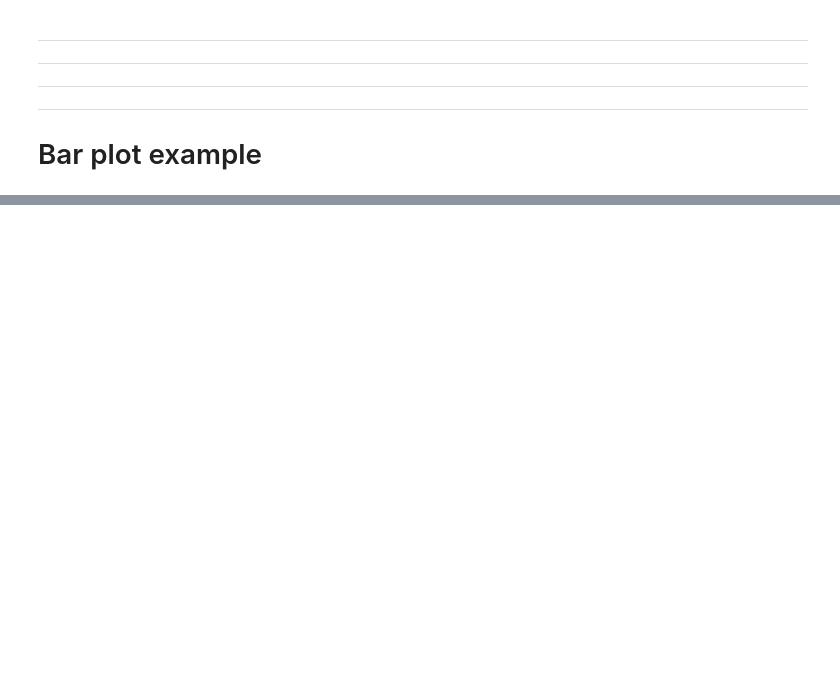
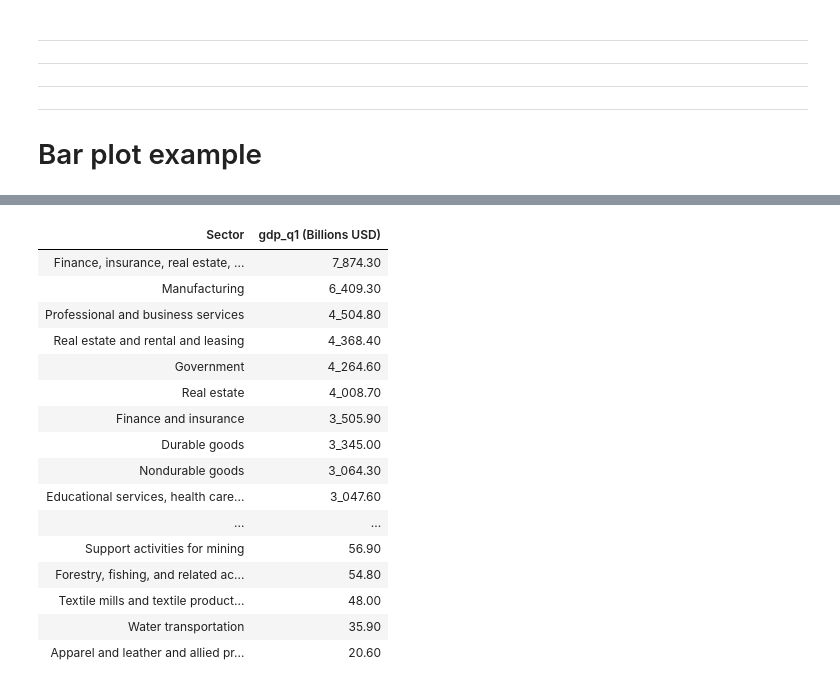
Before and after one commit to kouritron/mkmkdt, a Jupyter notebook: gdp_data/gdp_plot.ipynb, the cells around one changed output, grey strips where cells are left out. Saved outputs shown, nothing was run; the diff lists cells and outputs as text; code cells hidden in the pictures; blank space fills up the shorter version.

```diff
--- a/gdp_data/gdp_plot.ipynb
+++ b/gdp_data/gdp_plot.ipynb
@@ -106,0 +86,20 @@ fig.show()
+# %%
+HTML(pddf.to_html(index=False))
+# %% [output]
+| Sector | gdp_q1 (Billions USD) |
+| Finance, insurance, real estate, ... | 7_874.30 |
+| Manufacturing | 6_409.30 |
+| Professional and business services | 4_504.80 |
+| Real estate and rental and leasing | 4_368.40 |
+| Government | 4_264.60 |
+| Real estate | 4_008.70 |
+| Finance and insurance | 3_505.90 |
+| Durable goods | 3_345.00 |
+| Nondurable goods | 3_064.30 |
+| Educational services, health care... | 3_047.60 |
+| ... | ... |
+| Support activities for mining | 56.90 |
+| Forestry, fishing, and related ac... | 54.80 |
+| Textile mills and textile product... | 48.00 |
+| Water transportation | 35.90 |
+| Apparel and leather and allied pr... | 20.60 |
```
Also changed, not shown: parts of 17 cells of this notebook, 6 other files.
